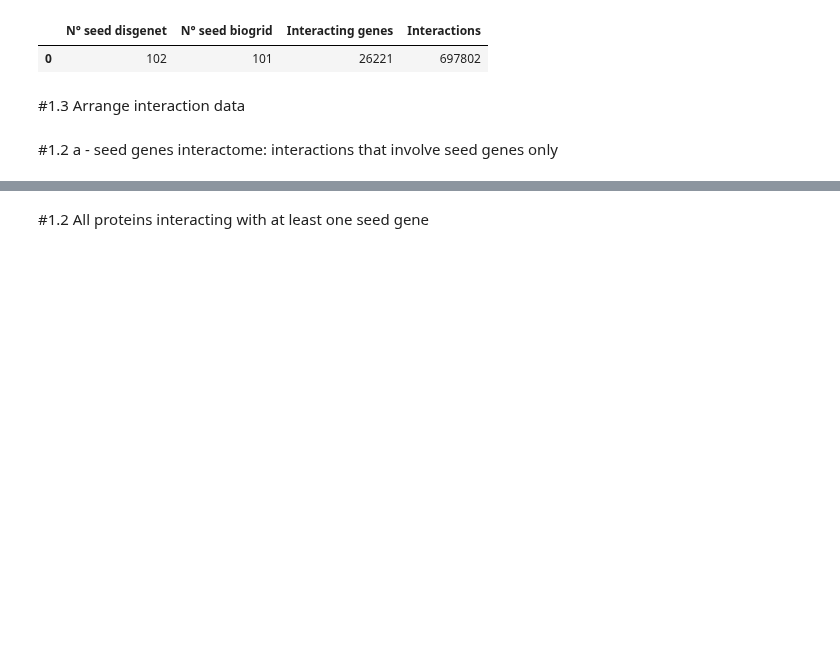
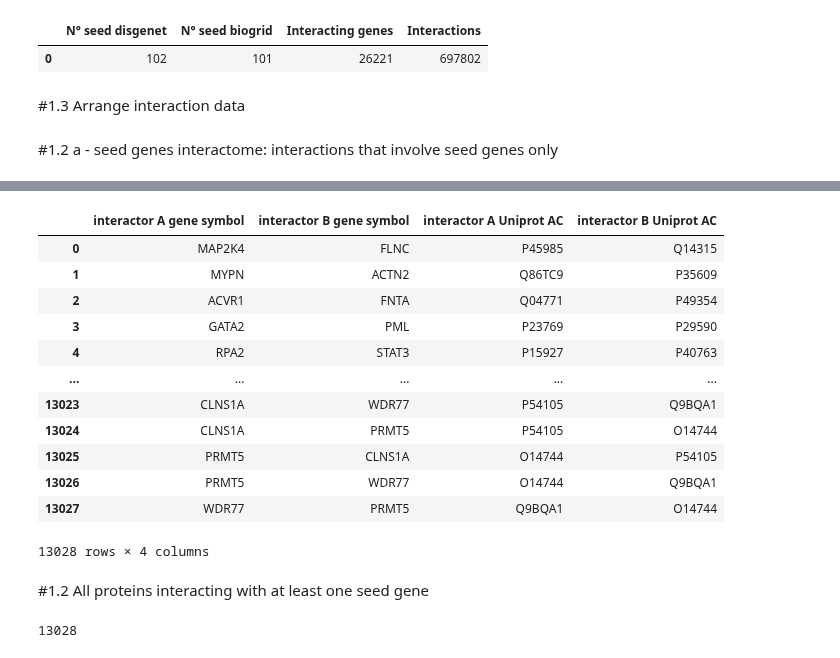
Before and after one commit to AlessandroTaglieri/Project_Bioinformatics, a Jupyter notebook: First project/BI_hw1.ipynb, the cells around one changed output, grey strips where cells are left out. Cells and saved outputs as stored; diff of their text form; code cells hidden in the pictures; blank space fills up the shorter version.

```diff
--- a/First project/BI_hw1.ipynb
+++ b/First project/BI_hw1.ipynb
@@ -291,2 +264,37 @@ only_seed_interactions
+# %%
+only_seed_interactions = biogrid_data.iloc[indexes,[7,8,23,26]]
+only_seed_data = only_seed_interactions.values
+columns = ['interactor A gene symbol',' interactor B gene symbol', 'interactor A Uniprot AC', 'interactor B Uniprot AC']
+only_seed_interactions_df = pd.DataFrame(only_seed_data,columns=columns)
+# %%
+only_seed_interactions_df
+# %% [output]
+|  | interactor A gene symbol | interactor B gene symbol | interactor A Uniprot AC | interactor B Uniprot AC |
+| 0 | MAP2K4 | FLNC | P45985 | Q14315 |
+| 1 | MYPN | ACTN2 | Q86TC9 | P35609 |
+| 2 | ACVR1 | FNTA | Q04771 | P49354 |
+| 3 | GATA2 | PML | P23769 | P29590 |
+| 4 | RPA2 | STAT3 | P15927 | P40763 |
+| ... | ... | ... | ... | ... |
+| 13023 | CLNS1A | WDR77 | P54105 | Q9BQA1 |
+| 13024 | CLNS1A | PRMT5 | P54105 | O14744 |
+| 13025 | PRMT5 | CLNS1A | O14744 | P54105 |
+| 13026 | PRMT5 | WDR77 | O14744 | Q9BQA1 |
+| 13027 | WDR77 | PRMT5 | Q9BQA1 | O14744 |
+13028 rows × 4 columns
 # %% [markdown]
 #1.2 All proteins interacting with at least one seed gene
+# %%
+proteins_interactions = biogrid_data.values
+indexes = []
+i =0
+for row in proteins_interactions:
+  check_1 = str(row[1]) in seed_genes_ids
+  check_2 = str(row[2]) in seed_genes_ids
+  check_3 = row[35] =='Homo sapiens'
+  check_4 = row[36] =='Homo sapiens'
+  if (check_2  or check_1) & check_3 & check_4:
+    indexes.append(i)
+    i= i+1
+# %% [output]
+13028
```
Also changed, not shown: parts of 7 cells of this notebook.
